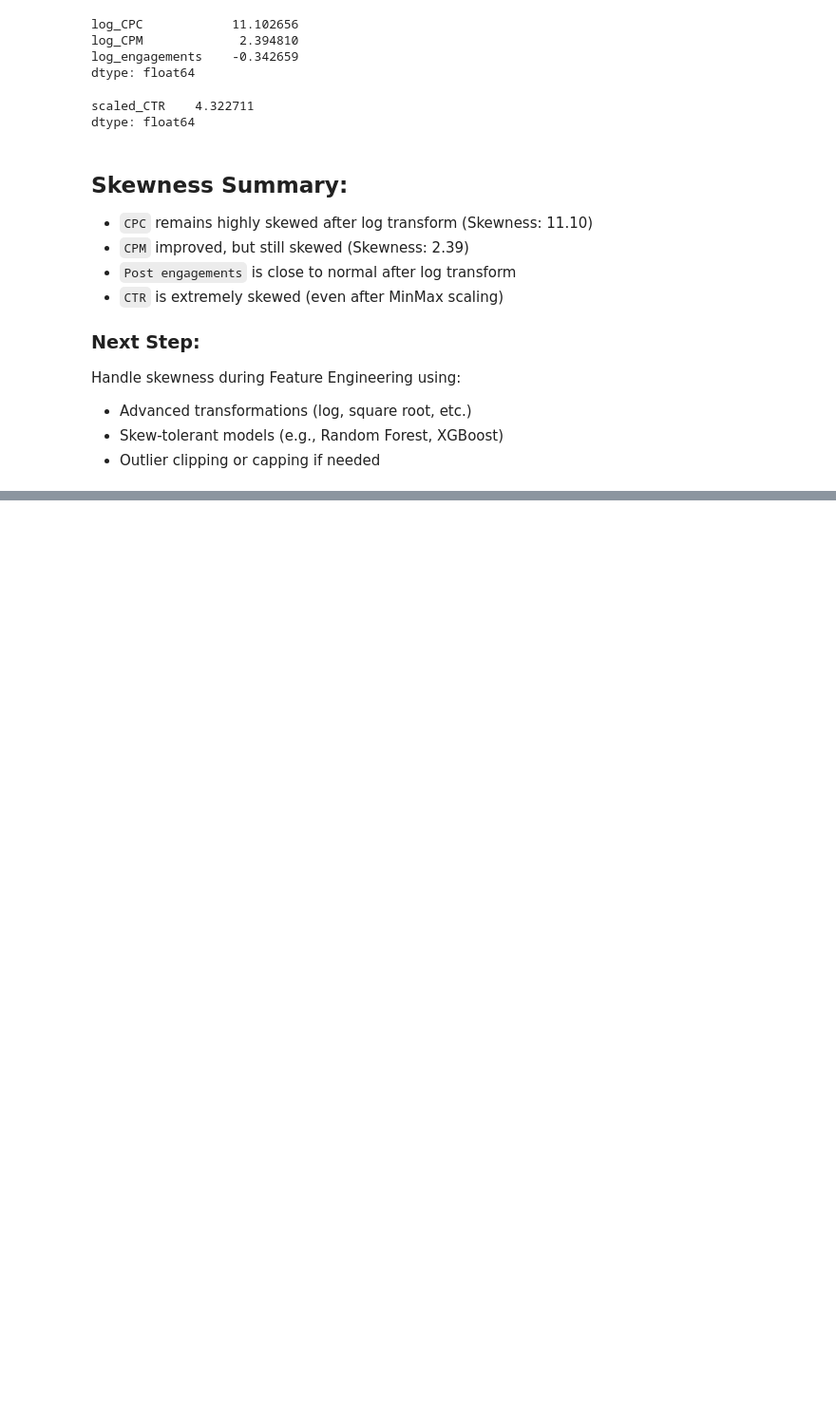
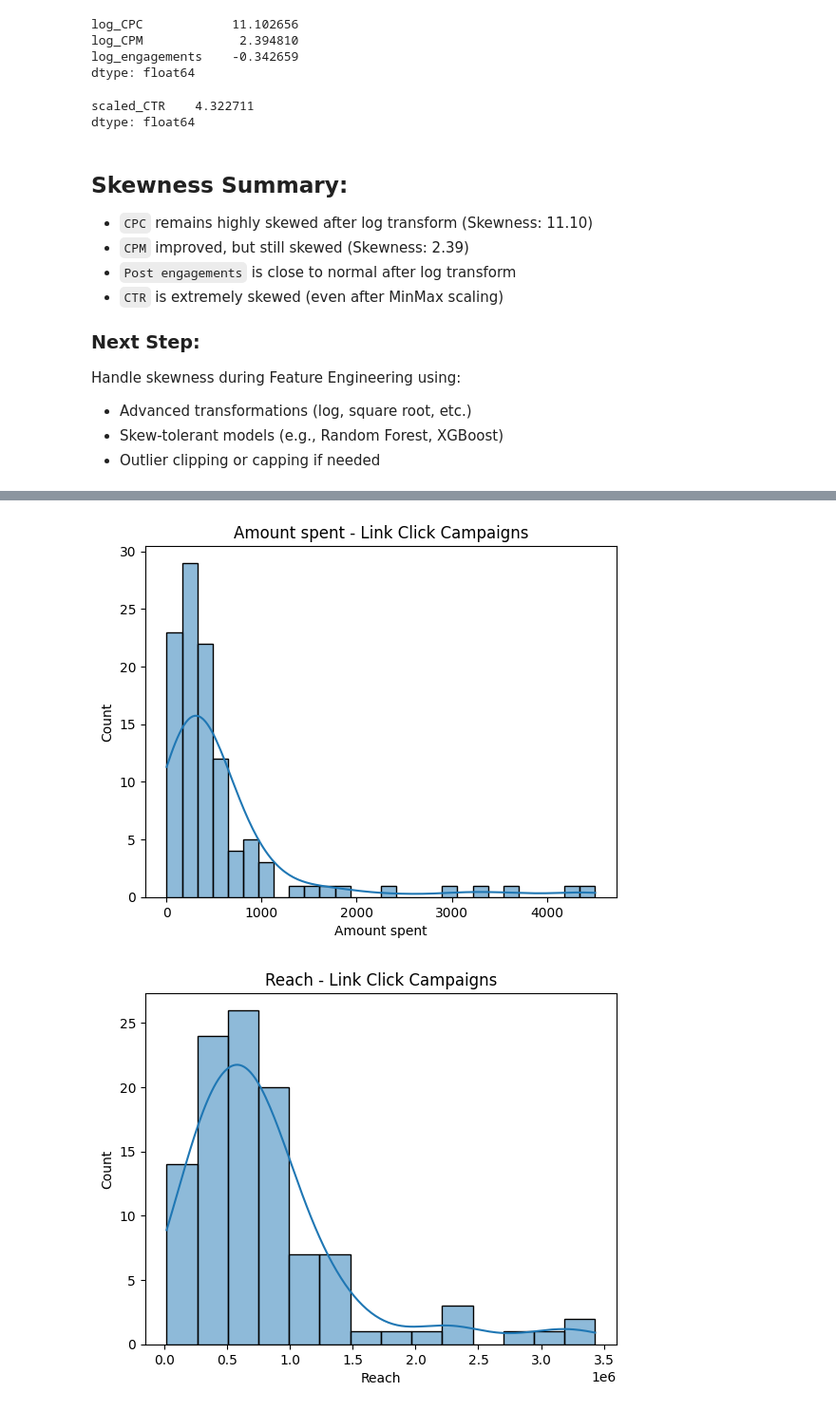
Before and after one commit to ghassantaleb/orange-tunisie-branding-analytics, a Jupyter notebook: notebooks/eda.ipynb, the cells around one changed output, grey strips where cells are left out. Shown at 95% size. Drawn from its saved outputs; the diff is of its cells as text; code cells hidden in the pictures; blank space fills up the shorter version.

```diff
--- a/notebooks/eda.ipynb
+++ b/notebooks/eda.ipynb
@@ -140,0 +208,23 @@ Handle skewness during Feature Engineering using:
+# %%
+# Histogram - Amount spent
+sns.histplot(traffic_df['Amount spent'], kde=True)
+plt.title("Amount spent - Link Click Campaigns")
+plt.show()
+
+# Histogram - Reach
+sns.histplot(traffic_df['Reach'], kde=True)
+plt.title("Reach - Link Click Campaigns")
+plt.show()
+
+# Histogram - Impressions
+sns.histplot(traffic_df['Impressions'], kde=True)
+plt.title("Impressions - Link Click Campaigns")
+plt.show()
+
+# Histogram - Clicks
+sns.histplot(traffic_df['Clicks (all)'], kde=True)
+plt.title("Clicks - Link Click Campaigns")
+plt.show()
+# %% [output]
+[figure, added]
+[figure, added]
```
Also changed, not shown: parts of 56 cells of this notebook.
